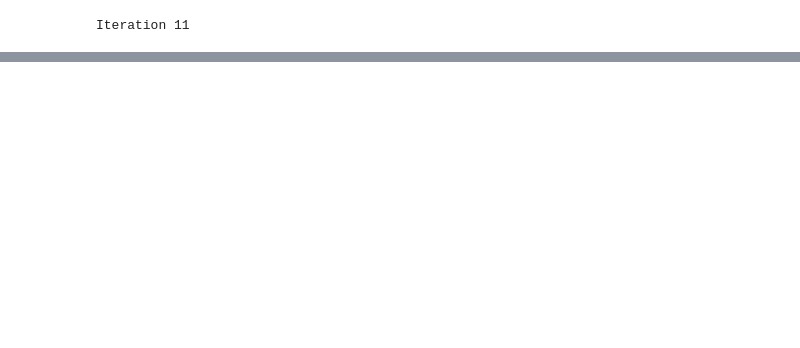
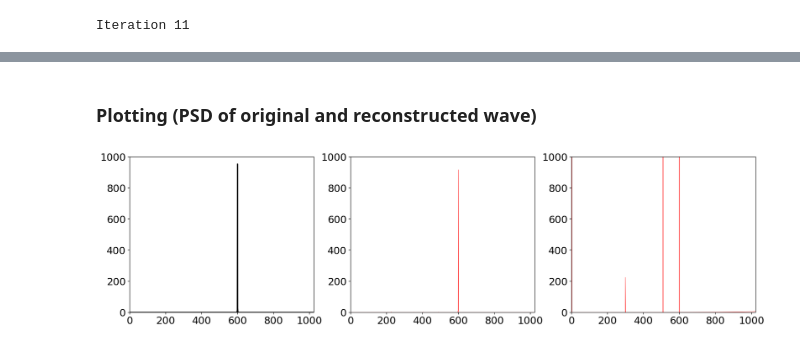
Before and after one commit to LorenzoJoquino/Physics215Project_CompSensGroup, a Jupyter notebook: notebooks/NewOrigTest.ipynb, the cells around one changed output, grey strips where cells are left out. Cells and saved outputs as stored; diff of their text form; code cells hidden in the pictures; blank space fills up the shorter version.

```diff
--- a/notebooks/NewOrigTest.ipynb
+++ b/notebooks/NewOrigTest.ipynb
@@ -167,0 +57,29 @@ NameError: name 'freq' is not defined
+# %% [markdown]
+### Plotting (PSD of original and reconstructed wave)
+# %%
+plt.rcParams['figure.figsize'] = [20,5]
+plt.rcParams.update({'font.size': 18})
+
+freq = np.arange(n)
+L = int(np.floor(n/2))
+
+fig,axs = plt.subplots(1,3)
+axs = axs.reshape(-1)
+ylim = (0,1000)
+xlim = (0, 1024)
+
+axs[0].plot(freq[:L],PSD_orig[:L],color='k',linewidth=2)
+axs[0].set_xlim(xlim)
+axs[0].set_ylim(ylim)
+
+axs[1].plot(freq[:L],PSD_recon[:L],color='r',linewidth=0.5)
+axs[1].set_xlim(xlim)
+axs[1].set_ylim(ylim)
+
+axs[2].plot(freq[:L],PSD_recon_uni[:L],color='r',linewidth=0.5)
+axs[2].set_xlim(xlim)
+axs[2].set_ylim(ylim)
+
+plt.show()
+# %% [output]
+[figure, added]
```
Also changed, not shown: parts of 9 cells of this notebook, 4 other files.
